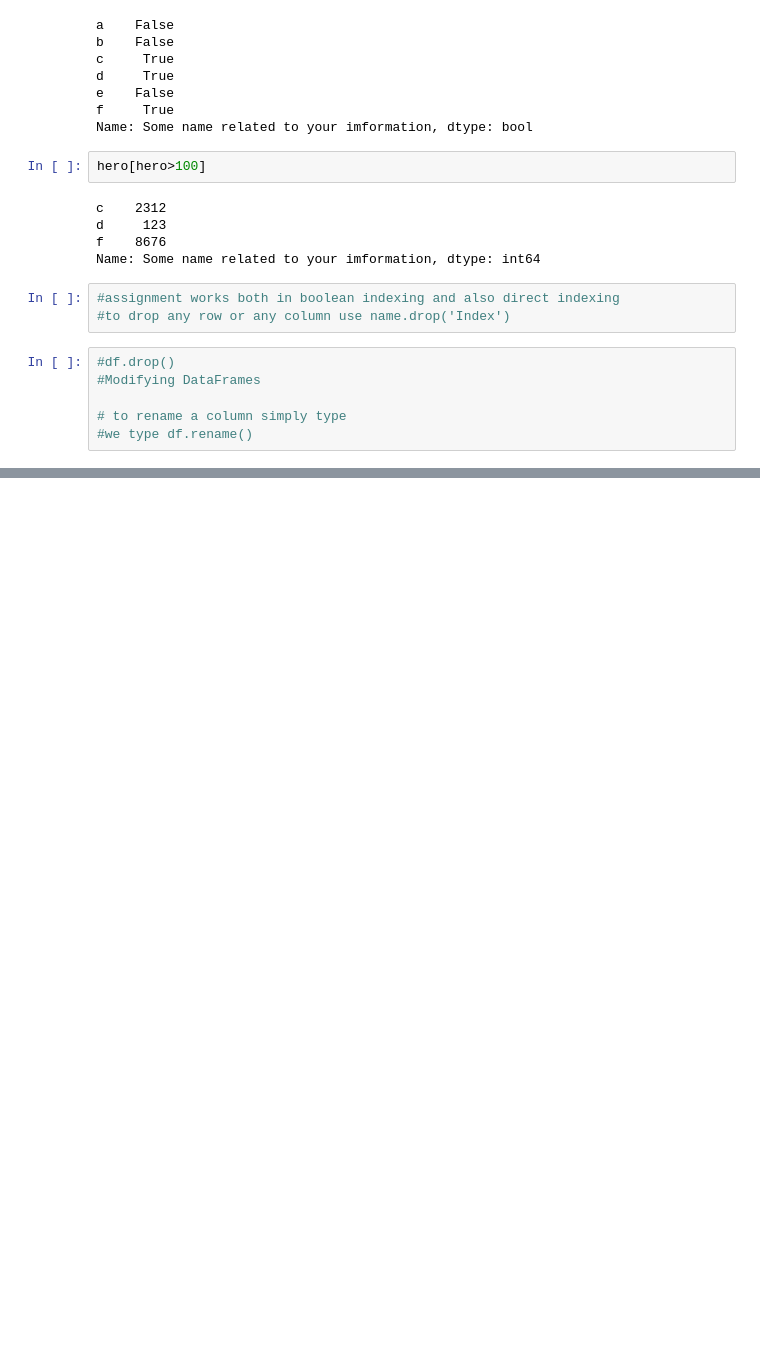
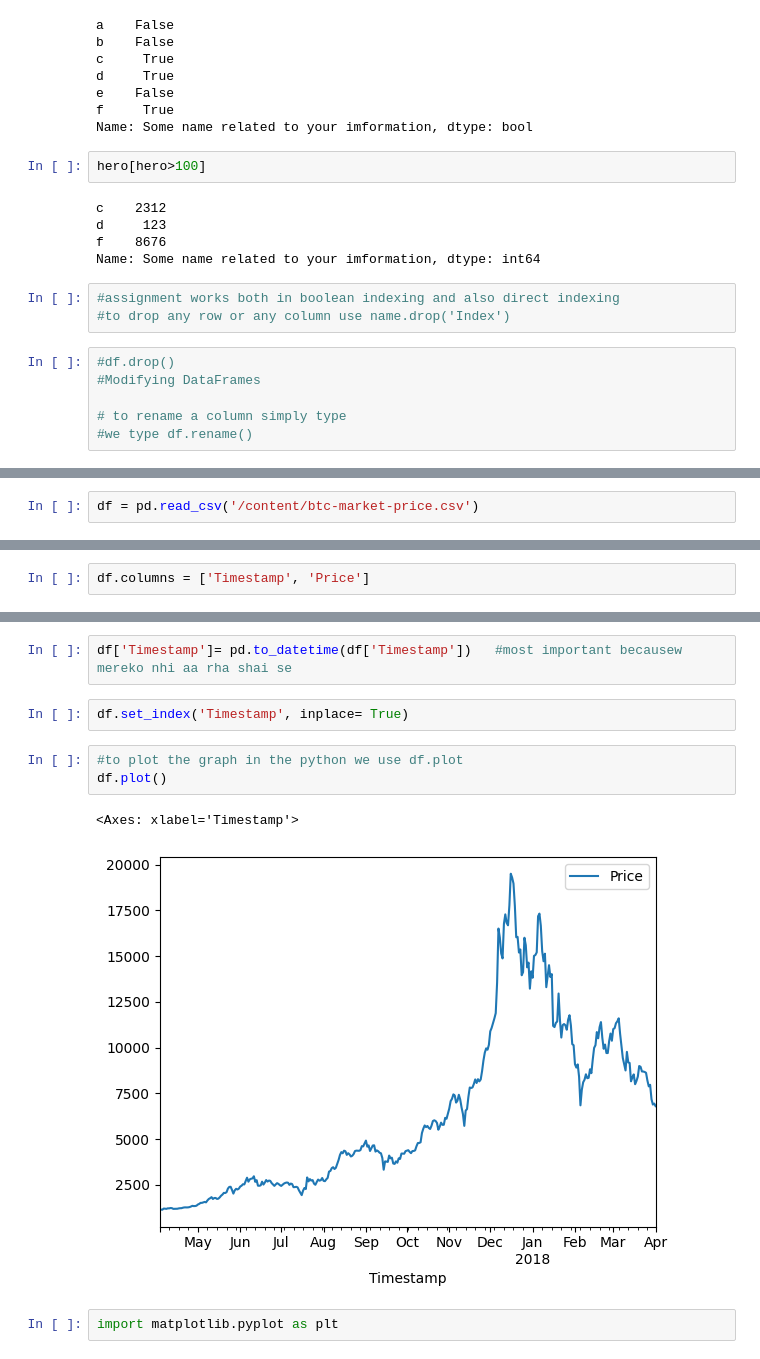
Before and after one commit to ayushd05/python, a Jupyter notebook: PANDAS_library.ipynb, the cells around one changed output, grey strips where cells are left out. Drawn from its saved outputs; the diff is of its cells as text; blank space fills up the shorter version.

```diff
--- a/PANDAS_library.ipynb
+++ b/PANDAS_library.ipynb
@@ -121,0 +128,2 @@ Name: Some name related to your imformation, dtype: int64
+# %%
+df = pd.read_csv('/content/btc-market-price.csv')
@@ -121,0 +139,2 @@ Name: Some name related to your imformation, dtype: int64
+# %%
+df.columns = ['Timestamp', 'Price']
@@ -121,0 +184,12 @@ Name: Some name related to your imformation, dtype: int64
+# %%
+df['Timestamp']= pd.to_datetime(df['Timestamp'])   #most important becausew mereko nhi aa rha shai se
+# %%
+df.set_index('Timestamp', inplace= True)
+# %%
+#to plot the graph in the python we use df.plot
+df.plot()
+# %% [output]
+<Axes: xlabel='Timestamp'>
+[figure, added]
+# %%
+import matplotlib.pyplot as plt
```
Also changed, not shown: parts of 9 cells of this notebook.
